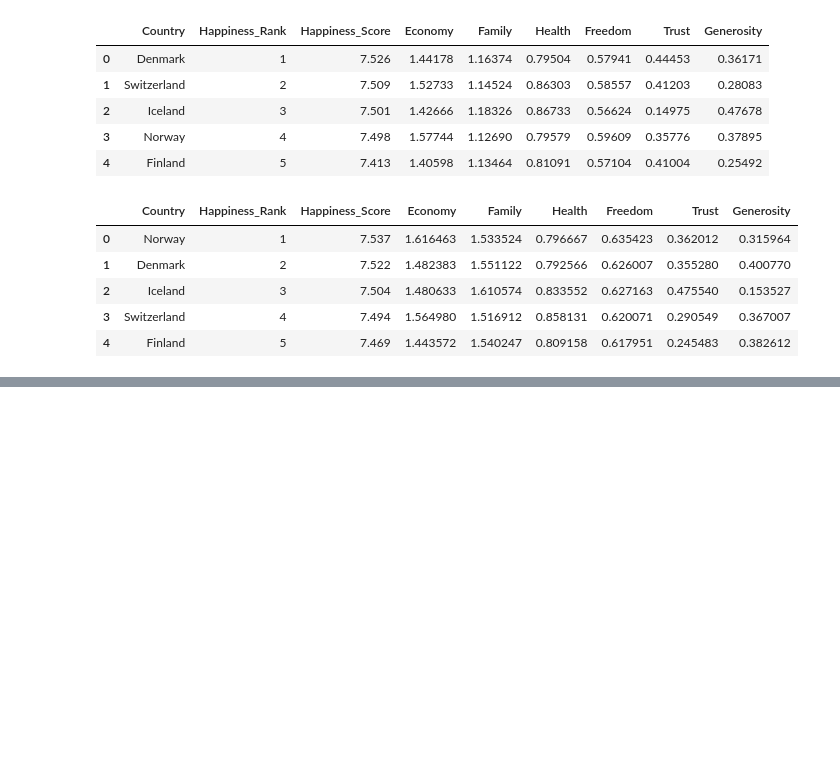
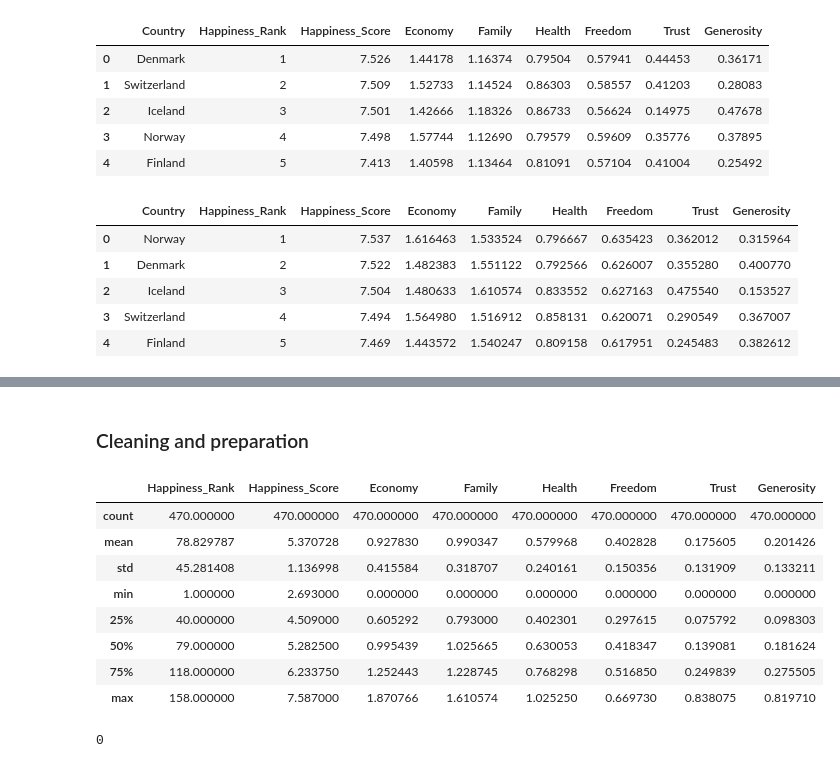
Before and after one commit to aalouane/DataScience-Projects, a Jupyter notebook: hapinness score/happiness_2.ipynb, the cells around one changed output, grey strips where cells are left out. Cells and saved outputs as stored; diff of their text form; code cells hidden in the pictures; blank space fills up the shorter version.

```diff
--- a/hapinness score/happiness_2.ipynb
+++ b/hapinness score/happiness_2.ipynb
@@ -76,0 +90,18 @@ happiness_2017.head()
+# %% [markdown]
+### Cleaning and preparation
+# %%
+happiness.describe()
+# %% [output]
+|  | Happiness_Rank | Happiness_Score | Economy | Family | Health | Freedom | Trust | Generosity |
+| count | 470.000000 | 470.000000 | 470.000000 | 470.000000 | 470.000000 | 470.000000 | 470.000000 | 470.000000 |
+| mean | 78.829787 | 5.370728 | 0.927830 | 0.990347 | 0.579968 | 0.402828 | 0.175605 | 0.201426 |
+| std | 45.281408 | 1.136998 | 0.415584 | 0.318707 | 0.240161 | 0.150356 | 0.131909 | 0.133211 |
+| min | 1.000000 | 2.693000 | 0.000000 | 0.000000 | 0.000000 | 0.000000 | 0.000000 | 0.000000 |
+| 25% | 40.000000 | 4.509000 | 0.605292 | 0.793000 | 0.402301 | 0.297615 | 0.075792 | 0.098303 |
+| 50% | 79.000000 | 5.282500 | 0.995439 | 1.025665 | 0.630053 | 0.418347 | 0.139081 | 0.181624 |
+| 75% | 118.000000 | 6.233750 | 1.252443 | 1.228745 | 0.768298 | 0.516850 | 0.249839 | 0.275505 |
+| max | 158.000000 | 7.587000 | 1.870766 | 1.610574 | 1.025250 | 0.669730 | 0.838075 | 0.819710 |
+# %%
+happiness.duplicated().sum()
+# %% [output]
+0
```
Also changed, not shown: parts of 7 cells of this notebook.
